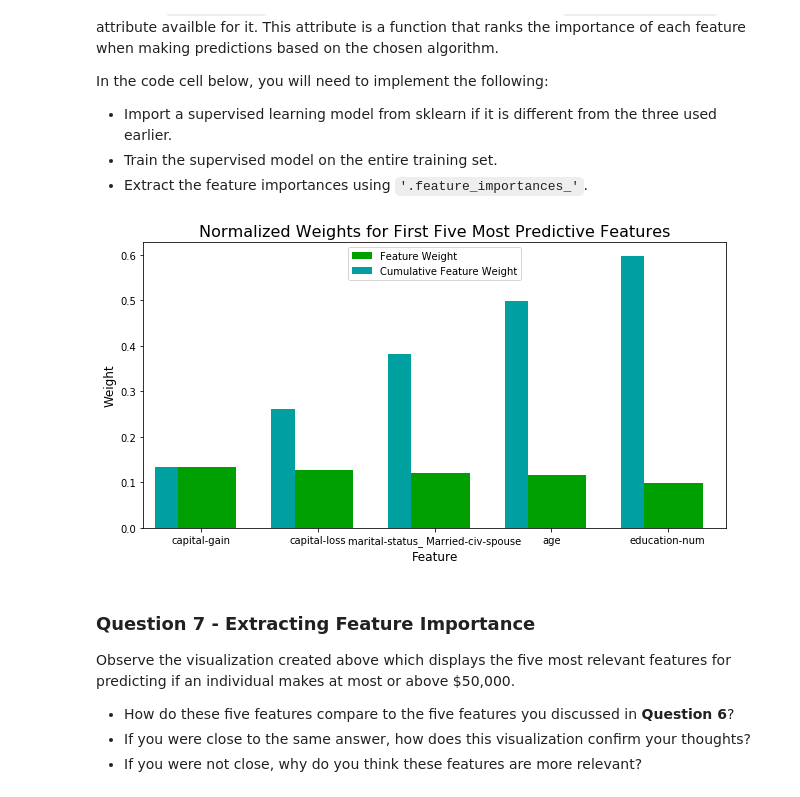
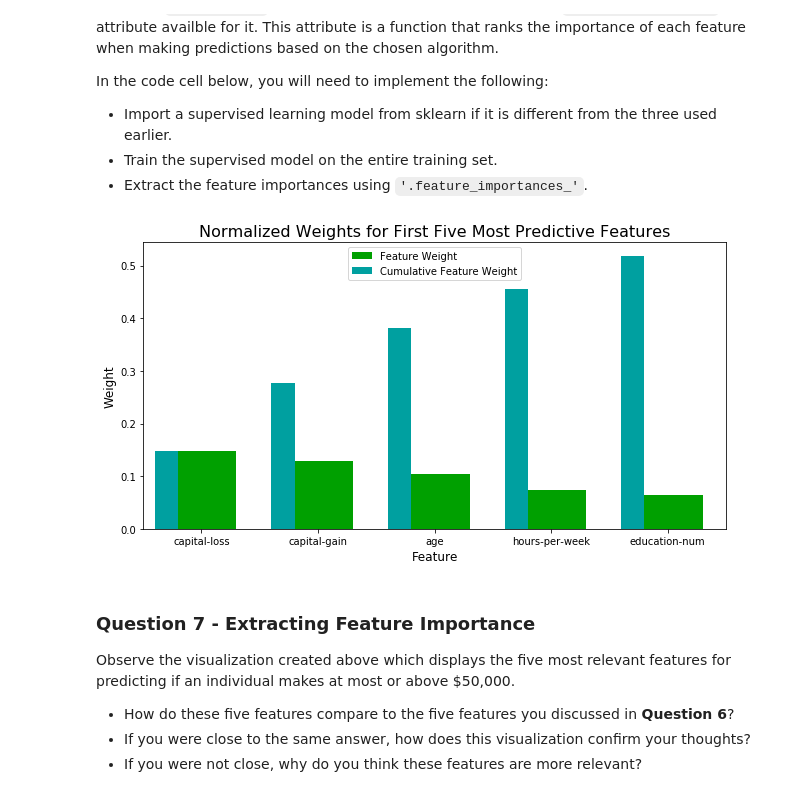
Before and after one commit to Kali-Dev/Find-Donors-for-CharityML, a Jupyter notebook: finding_donors.ipynb, the cells around one changed output. Drawn from its saved outputs; the diff is of its cells as text; code cells hidden in the pictures.

Commit message:
fix: fixed wrong calculation of 1% data, more analysis on feature importance

```diff
--- a/finding_donors.ipynb
+++ b/finding_donors.ipynb
@@ -447,7 +447,7 @@ clf_C = RandomForestClassifier(random_state=42)
 # HINT: samples_1 is 1% of samples_100 (ensure to set the count of the values to be `int` and not `float`)
 samples_100 = len(X_train)
 samples_10 = int(samples_100*0.10)
-samples_1 = int(samples_100*0.001)
+samples_1 = int(samples_100*0.01)
 
 # Collect results on the learners
 results = {}
@@ -508,22 +508,20 @@ Fine tune the chosen model. Use grid search (`GridSearchCV`) with at least one i
 # TODO: Import 'GridSearchCV', 'make_scorer', and any other necessary libraries
 from sklearn.model_selection import GridSearchCV
 from sklearn.metrics import make_scorer
-from sklearn.metrics import roc_auc_score
 
 # TODO: Initialize the classifier
 clf = GradientBoostingClassifier(random_state=42)
 
 # TODO: Create the parameters list you wish to tune, using a dictionary if needed.
 # HINT: parameters = {'parameter_1': [value1, value2], 'parameter_2': [value1, value2]}
-parameters = {'subsample':[0.5, 0.7, 0.8, 1],
-              'min_samples_split': [50, 100, 200, 500],
-              'n_estimators': range(2, 40, 4) ,
-              'learning_rate':[0.05, 0.5, 0.1]}
+parameters = {'min_samples_split': [100, 200, 500, 700],
+              'n_estimators': range(50, 300, 20) ,
+              'learning_rate':[0.5, 0.1]}
 # TODO: Make an fbeta_score scoring object using make_scorer()
-scorer = make_scorer(roc_auc_score)
+scorer = make_scorer(fbeta_score, beta=0.5)
 
 # TODO: Perform grid search on the classifier using 'scorer' as the scoring method using GridSearchCV()
-grid_obj = GridSearchCV(estimator=clf, param_grid=parameters, n_jobs=-1, verbose=1)
+grid_obj = GridSearchCV(estimator=clf, param_grid=parameters, scoring=scorer, n_jobs=-1, verbose=1)
 
 # TODO: Fit the grid search object to the training data and find the optimal parameters using fit()
 grid_fit = grid_obj.fit(X_train, y_train)
@@ -611,15 +609,16 @@ In the code cell below, you will need to implement the following:
  - Extract the feature importances using `'.feature_importances_'`.
 # %%
 # TODO: Train the supervised model on the training set using .fit(X_train, y_train)
-model = GradientBoostingClassifier(random_state=42).fit(X_train, y_train)
+# As we have have already found the best parameters I will use the best estimator we found using gridsearch to train.
+model = grid_obj.best_estimator_.fit(X_train, y_train)
 
 # TODO: Extract the feature importances using .feature_importances_
 importances = model.feature_importances_
 
 # Plot
 vs.feature_plot(importances, X_train, y_train)
 # %% [output]
-[figure, old version]
+[figure, new version]
 # %% [markdown]
 ### Question 7 - Extracting Feature Importance
 
```
Also changed, not shown: parts of 17 cells of this notebook.
